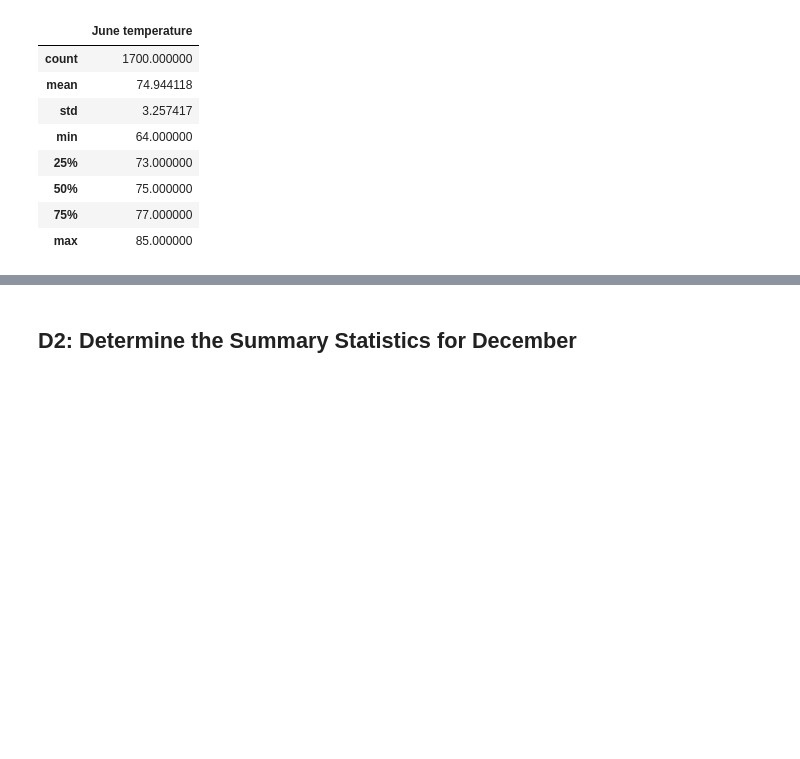
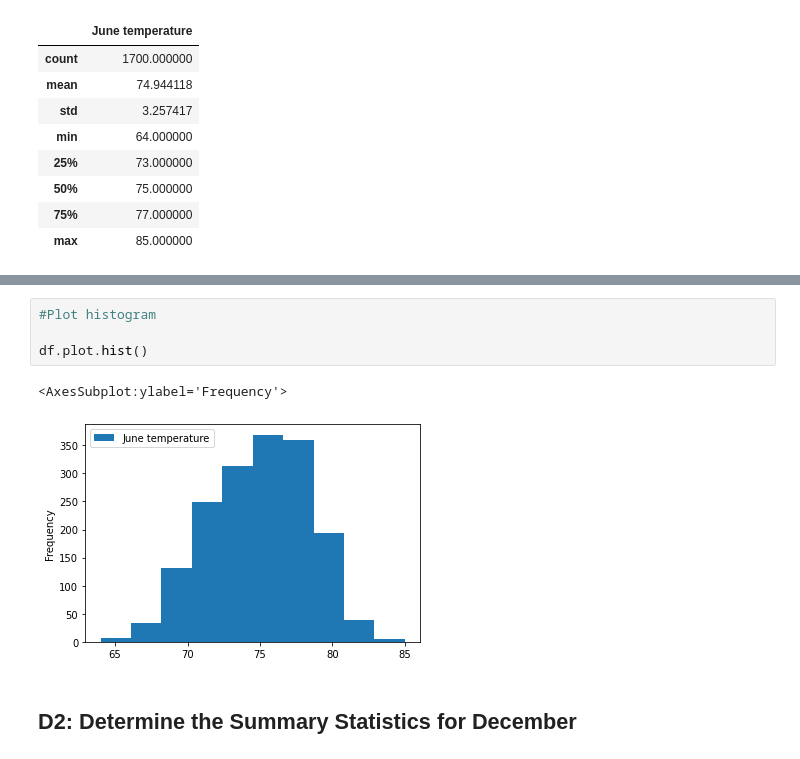
Before and after one commit to riavanitesh/surfs_up, a Jupyter notebook: SurfsUp_Challenge.ipynb, the cells around one changed output, grey strips where cells are left out. Drawn from its saved outputs; the diff is of its cells as text; blank space fills up the shorter version.

```diff
--- a/SurfsUp_Challenge.ipynb
+++ b/SurfsUp_Challenge.ipynb
@@ -89,3 +103,10 @@ df.describe()
+# %%
+#Plot histogram
+
+df.plot.hist()
+# %% [output]
+<AxesSubplot:ylabel='Frequency'>
+[figure, added]
 # %% [markdown]
 ## D2: Determine the Summary Statistics for December
 # %%
```
Also changed, not shown: parts of 3 cells of this notebook.
